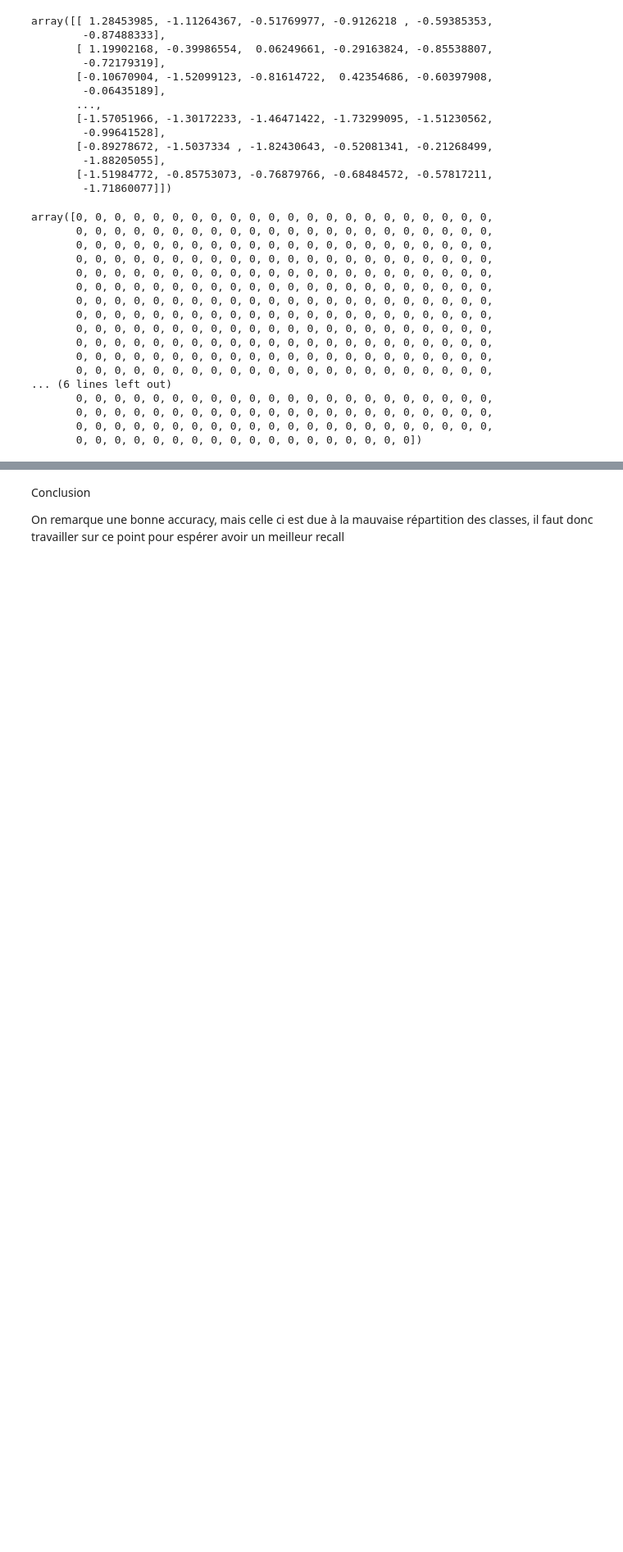
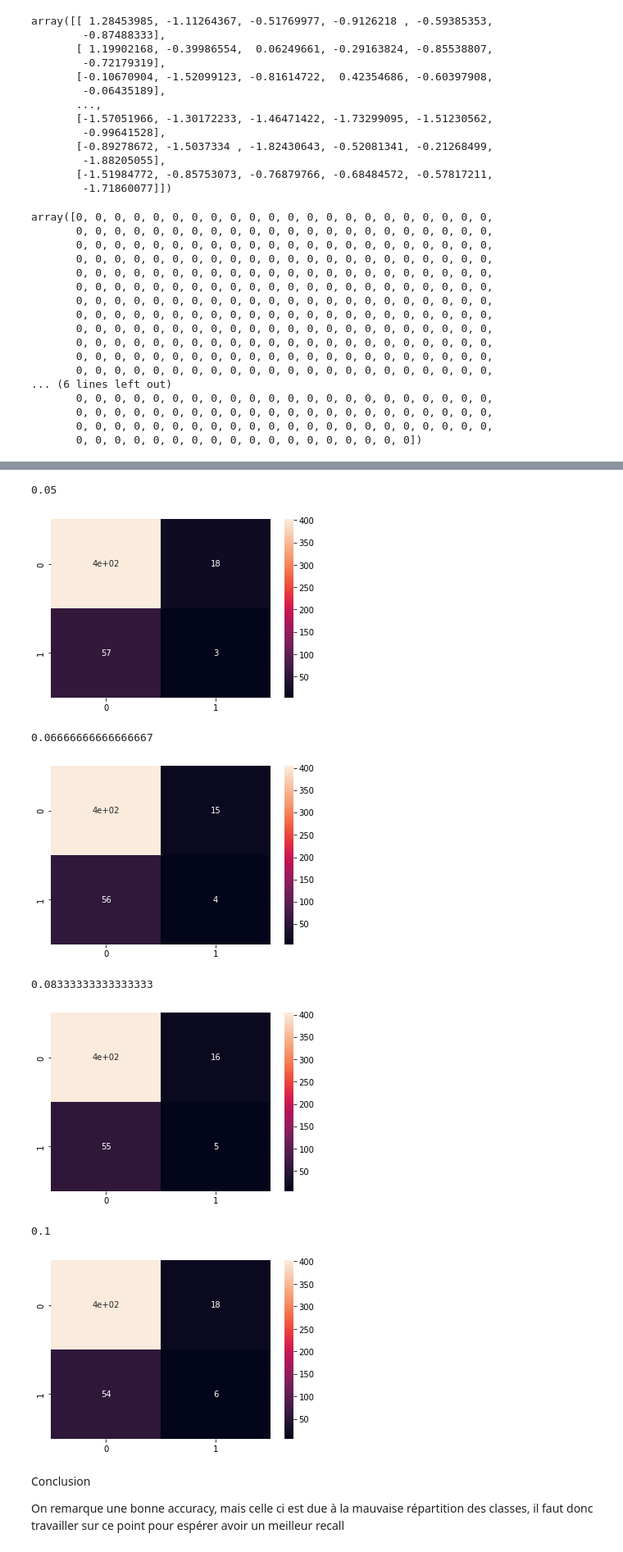
Before and after one commit to MaximMangematinM/poc_concensiousness, a Jupyter notebook: awake.ipynb, the cells around one changed output, grey strips where cells are left out. Shown at 82% size. Cells and saved outputs as stored; diff of their text form; code cells hidden in the pictures; blank space fills up the shorter version.

```diff
--- a/awake.ipynb
+++ b/awake.ipynb
@@ -226,3 +210,22 @@ for estimator in score["estimator"]:
+# %%
+max = 0
+for estimator in score_tree["estimator"]:
+    pred = estimator.predict(x_csp_average_test)
+    rec = recall_score(y_pred=pred, y_true=y_tst)
+    if rec > max:
+        print(rec)
+        max = rec
+        sns.heatmap(confusion_matrix(y_tst, pred), annot=True)
+        plt.show()
+# %% [output]
+0.05
+[figure, added]
+0.06666666666666667
+[figure, added]
+0.08333333333333333
+[figure, added]
+0.1
+[figure, added]
 # %% [markdown]
 Conclusion
 
```
Also changed, not shown: parts of 23 cells of this notebook, 1 other file.
